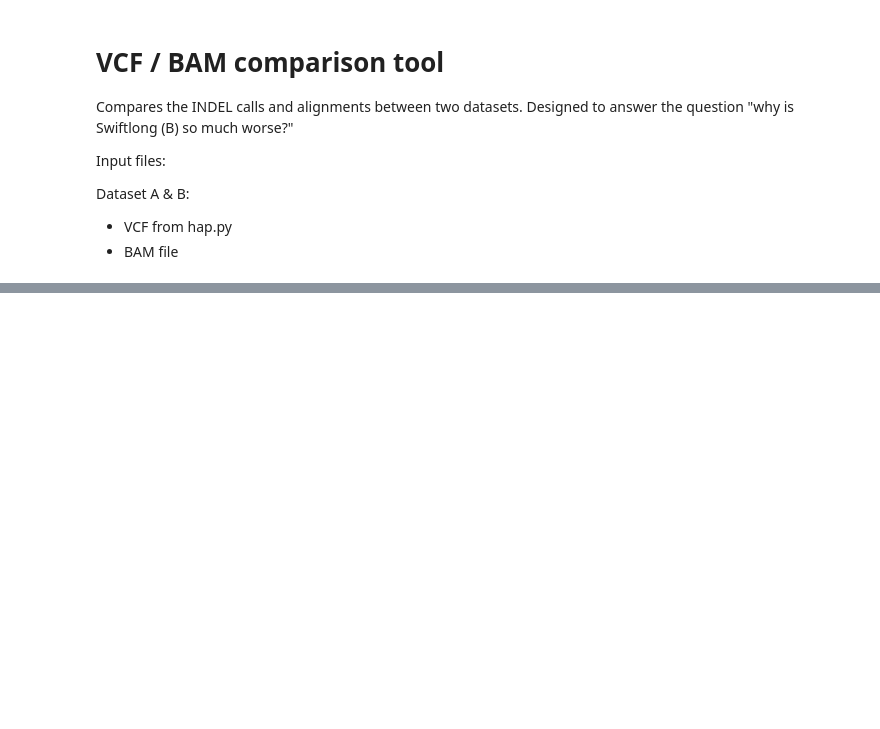
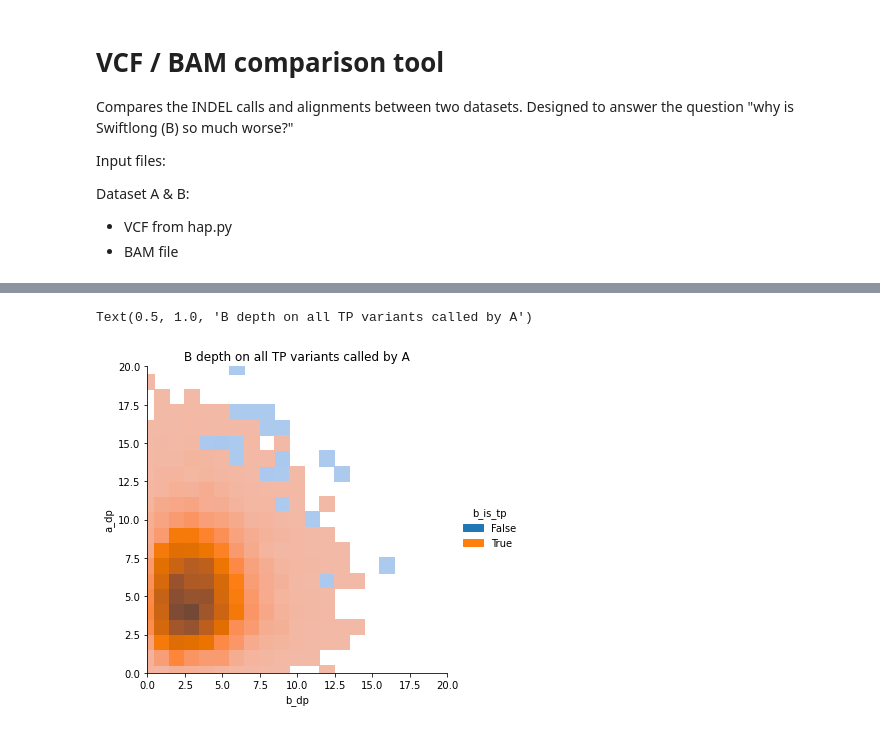
Before and after one commit to fa2k/comparison, a Jupyter notebook: vc_troubleshooting.ipynb, the cells around one changed output, grey strips where cells are left out. Saved outputs shown, nothing was run; the diff lists cells and outputs as text; code cells hidden in the pictures; blank space fills up the shorter version.

```diff
--- a/vc_troubleshooting.ipynb
+++ b/vc_troubleshooting.ipynb
@@ -70,0 +96,8 @@ sns.boxplot(data=df[df.is_tp], x='chrom', y='b_is_tp')
+# %%
+sns.displot(data=a_tp_data, x='b_dp', y='a_dp', hue='b_is_tp', discrete=True, common_norm=False, stat='density')
+plt.xlim(0,20)
+plt.ylim(0,20)
+plt.title("B depth on all TP variants called by A")
+# %% [output]
+Text(0.5, 1.0, 'B depth on all TP variants called by A')
+[figure, added]
```
Also changed, not shown: parts of 9 cells of this notebook.
